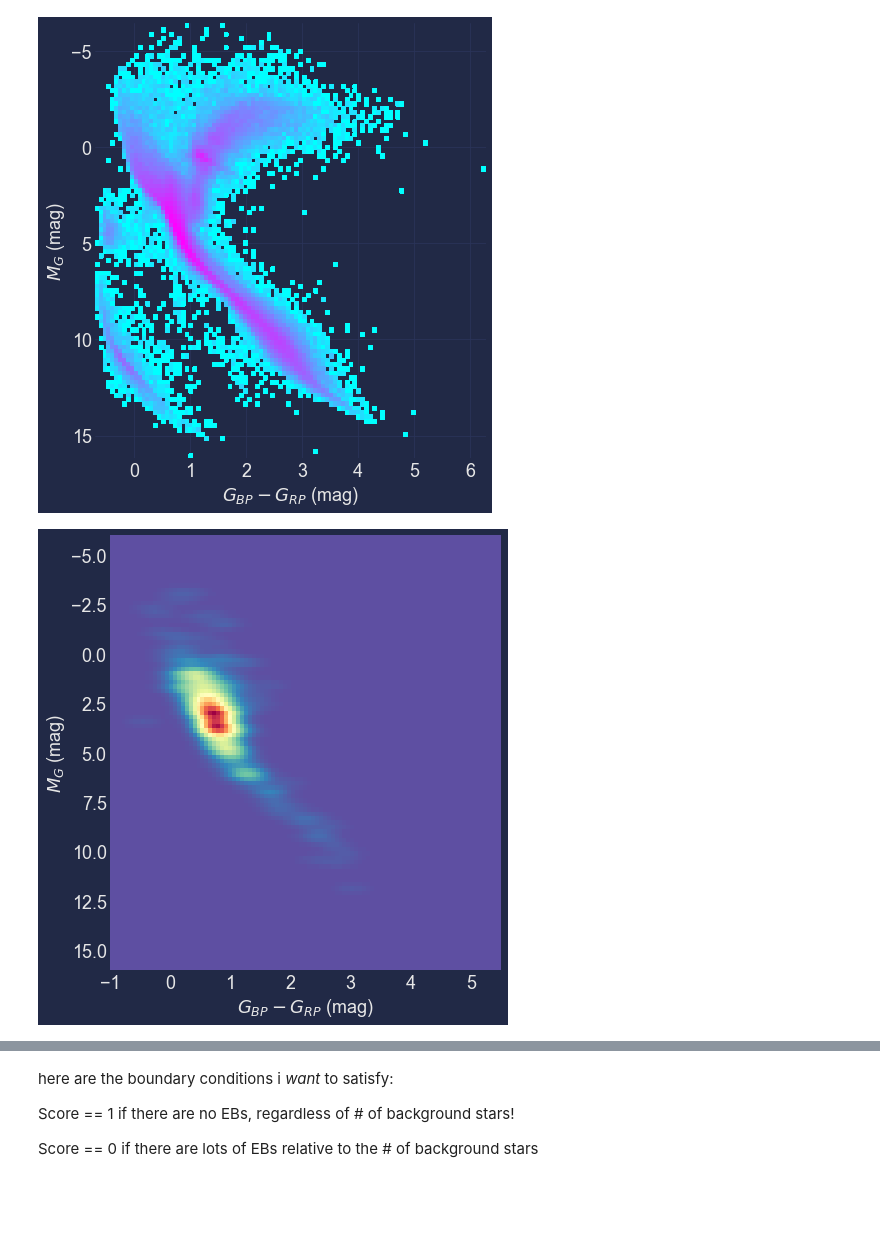
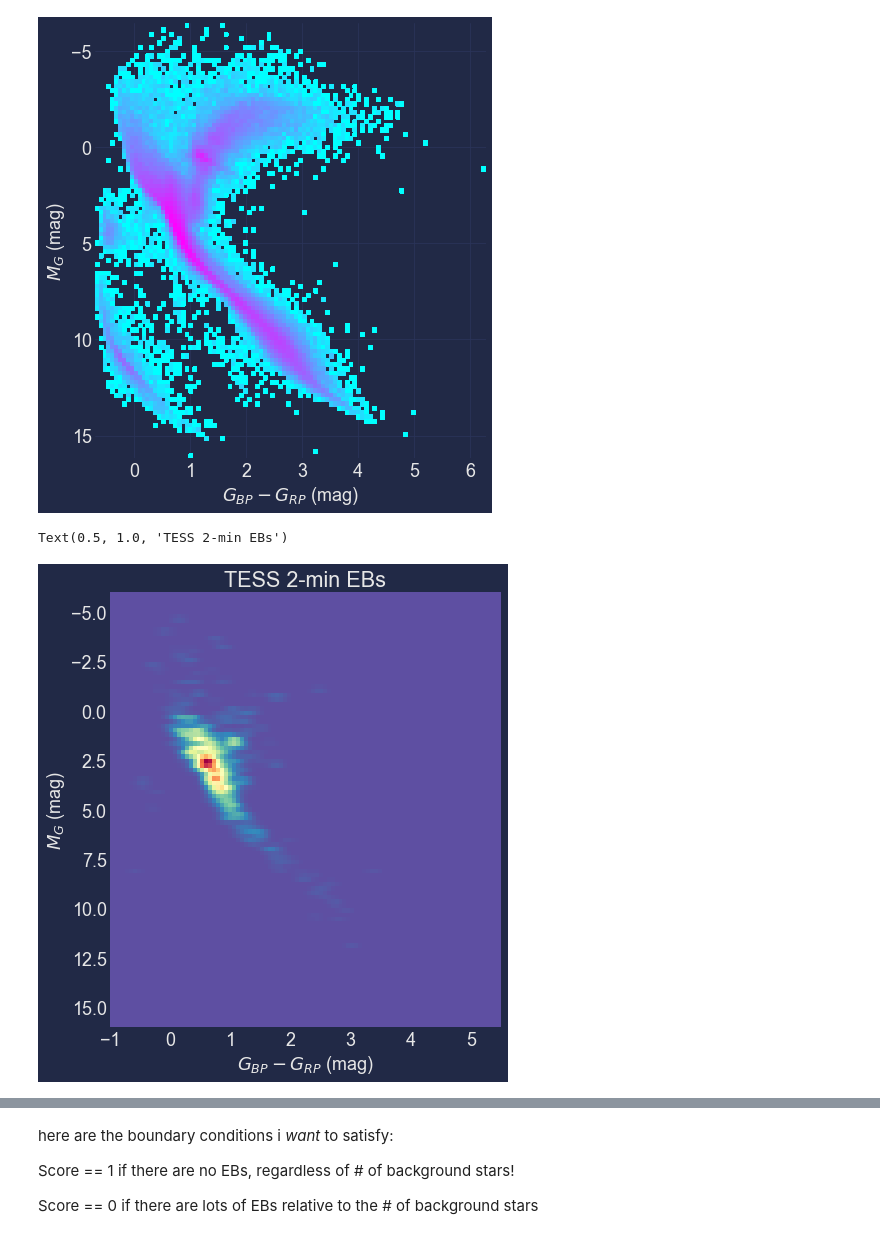
Before and after one commit to jradavenport/EBHRD, a Jupyter notebook: notebooks/metric_v1.ipynb, the cells around one changed output, grey strips where cells are left out. Drawn from its saved outputs; the diff is of its cells as text; code cells hidden in the pictures; blank space fills up the shorter version.

```diff
--- a/notebooks/metric_v1.ipynb
+++ b/notebooks/metric_v1.ipynb
@@ -50,7 +50,8 @@ numerator = pd.read_csv('BigCat.csv')
 
 denominator = pd.read_csv('gaia_tess2min.csv')
 # %%
-EHow = pd.read_csv('EHow.csv')
+# EHow = pd.read_csv('EHow.csv')
+EHow = pd.read_csv('Erin_and_Known_EBs.csv')
 Eok = ((EHow['parallax'] > 0) &
        np.isfinite(EHow['bp_rp']) &
        np.isfinite(EHow['phot_g_mean_mag']))
@@ -186,17 +139,18 @@ mplcyberpunk.add_glow_effects()
 
 xx1, yy1, zz1 = kde2D(EHow['bp_rp'][Eok],
                       EHow['phot_g_mean_mag'][Eok] - 5. * np.log10(1000./EHow['parallax'][Eok]) + 5,
-                      0.2)
+                      0.1)
 # %%
 plt.figure(figsize=(7,8))
-
 plt.pcolormesh(xx1, yy1, zz1, cmap=plt.cm.Spectral_r)
 plt.gca().invert_yaxis()
 plt.xlabel('$G_{BP} - G_{RP}$ (mag)')
 plt.ylabel('$M_G$ (mag)')
 plt.grid(True)
+plt.title('TESS 2-min EBs')
 # %% [output]
+Text(0.5, 1.0, 'TESS 2-min EBs')
-[figure, old version]
+[figure, new version]
 # %%
 xx2, yy2, zz2 = kde2D(denominator['bp_rp'][Dok],
                       denominator['phot_g_mean_mag'][Dok] - 5. * np.log10(1000./denominator['parallax'][Dok]) + 5,
```
Also changed, not shown: parts of 14 cells of this notebook, 3 other files.
